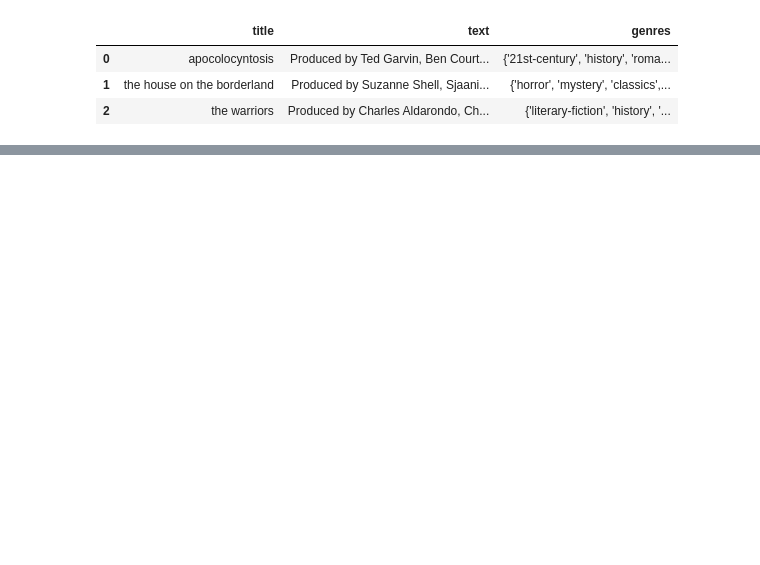
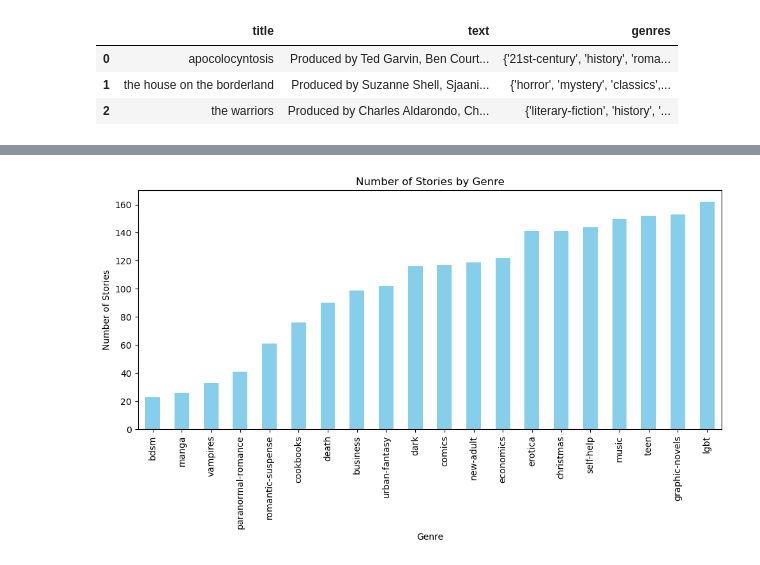
Before and after one commit to LoombaSetu/talk-BERTy-to-me, a Jupyter notebook: exploration.ipynb, the cells around one changed output, grey strips where cells are left out. Saved outputs shown, nothing was run; the diff lists cells and outputs as text; code cells hidden in the pictures; blank space fills up the shorter version.

```diff
--- a/exploration.ipynb
+++ b/exploration.ipynb
@@ -46,0 +63,13 @@ data_gutenberg.head(3)
+# %%
+#Plotting number of stories by genre
+genre_counts = genre_df.drop(columns=['genres']).sum().sort_values()[:20]
+plt.figure(figsize=(10, 6))
+genre_counts.plot(kind='bar', color='skyblue')
+plt.title('Number of Stories by Genre')
+plt.xlabel('Genre')
+plt.ylabel('Number of Stories')
+plt.xticks(rotation=90)
+plt.tight_layout()
+plt.show()
+# %% [output]
+[figure, added]
```
Also changed, not shown: parts of 7 cells of this notebook.
